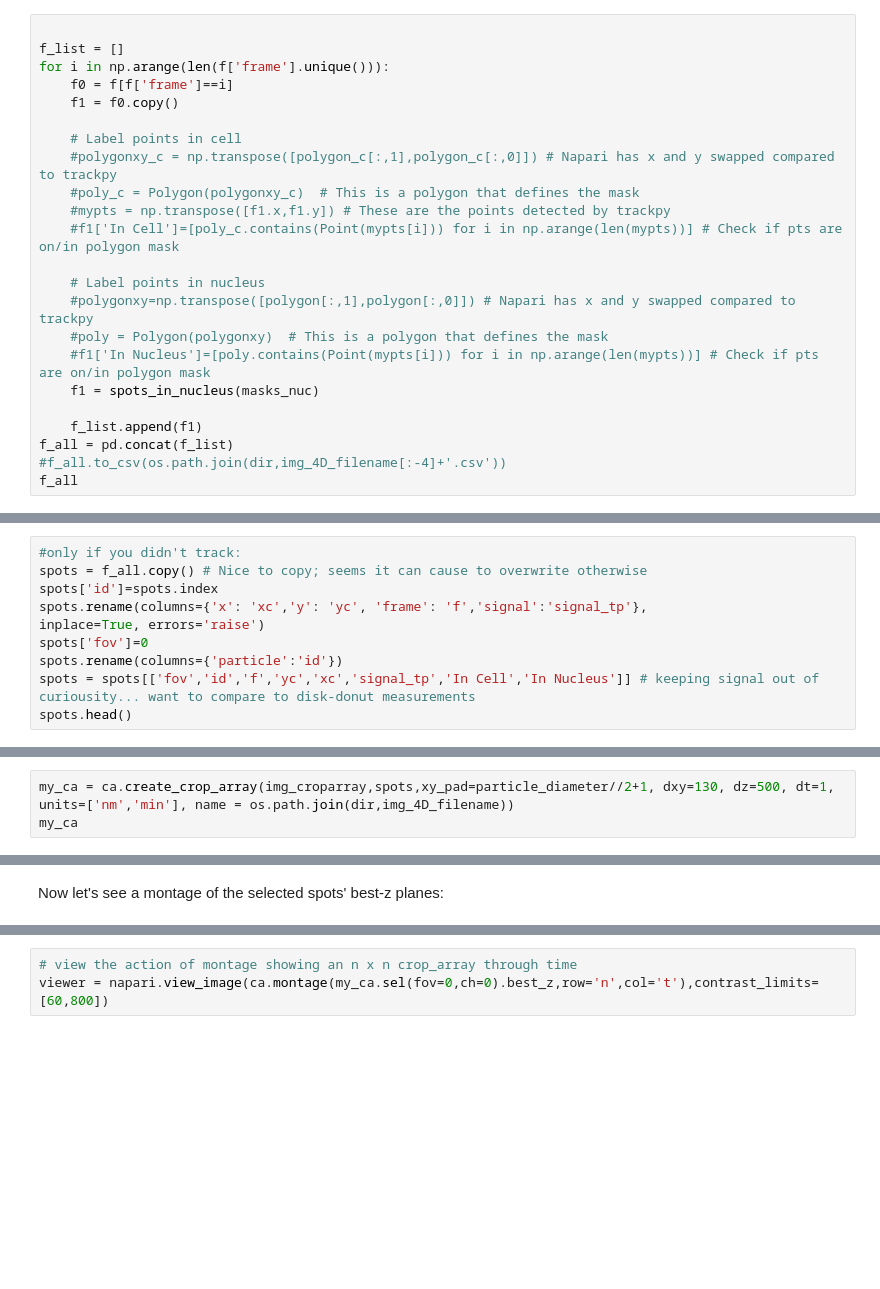
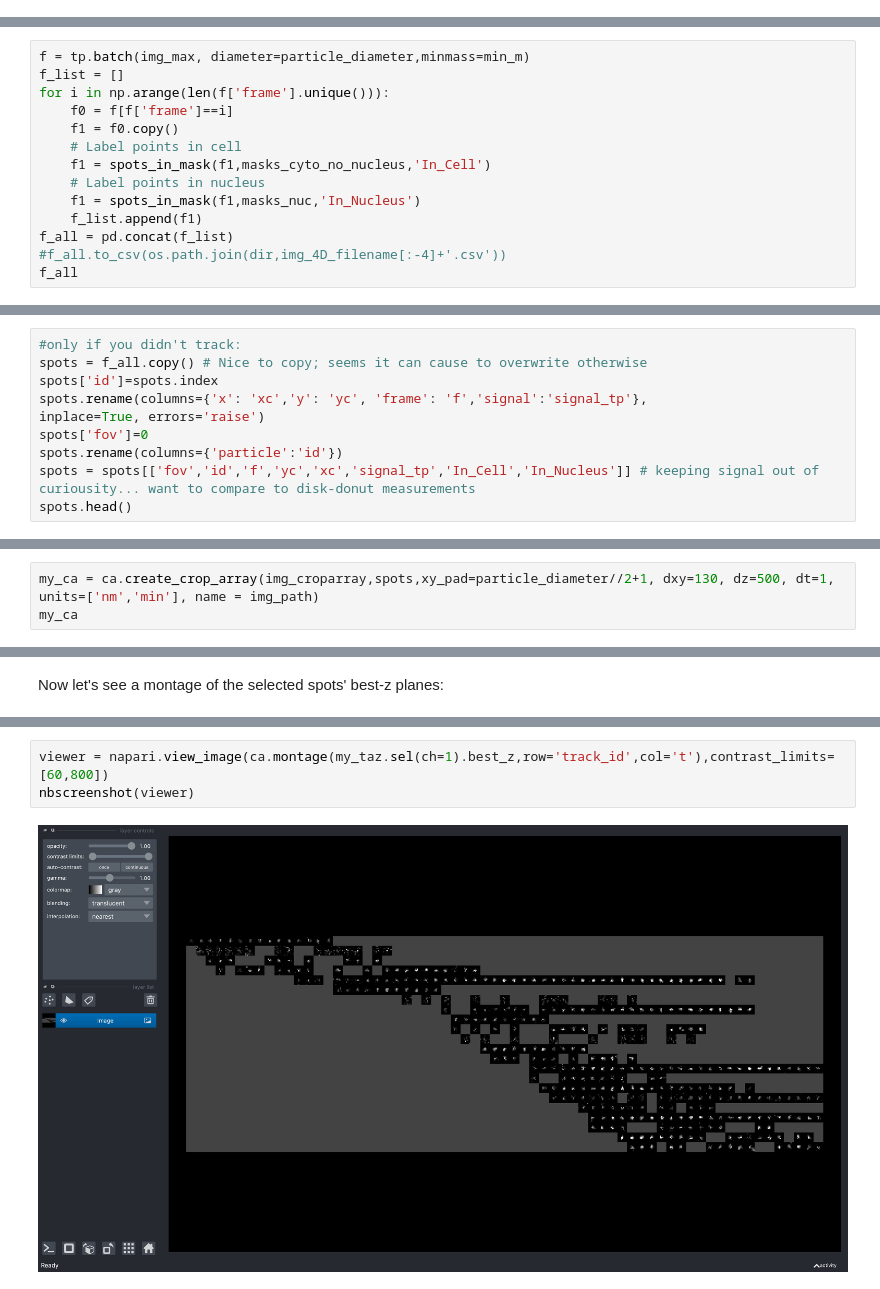
Before and after one commit to Colorado-State-University-Stasevich-Lab/croparray, a Jupyter notebook: notebooks/ToolDevelopment_Harringtonine_Morisaki_Luis.ipynb, the cells around one changed output, grey strips where cells are left out. Drawn from its saved outputs; the diff is of its cells as text; blank space fills up the shorter version.

Commit message:
cellpose_croparray

```diff
--- a/notebooks/ToolDevelopment_Harringtonine_Morisaki_Luis.ipynb
+++ b/notebooks/ToolDevelopment_Harringtonine_Morisaki_Luis.ipynb
@@ -278,23 +237,0 @@ OSError: [Errno 12] Cannot allocate memory
-# %%
-
-f_list = []
-for i in np.arange(len(f['frame'].unique())):
-    f0 = f[f['frame']==i]
-    f1 = f0.copy()
-
-    # Label points in cell
-    #polygonxy_c = np.transpose([polygon_c[:,1],polygon_c[:,0]]) # Napari has x and y swapped compared to trackpy
-    #poly_c = Polygon(polygonxy_c)  # This is a polygon that defines the mask
-    #mypts = np.transpose([f1.x,f1.y]) # These are the points detected by trackpy
-    #f1['In Cell']=[poly_c.contains(Point(mypts[i])) for i in np.arange(len(mypts))] # Check if pts are on/in polygon mask
-
-    # Label points in nucleus
-    #polygonxy=np.transpose([polygon[:,1],polygon[:,0]]) # Napari has x and y swapped compared to trackpy
-    #poly = Polygon(polygonxy)  # This is a polygon that defines the mask
-    #f1['In Nucleus']=[poly.contains(Point(mypts[i])) for i in np.arange(len(mypts))] # Check if pts are on/in polygon mask
-    f1 = spots_in_nucleus(masks_nuc)
-
-    f_list.append(f1)
-f_all = pd.concat(f_list)
-#f_all.to_csv(os.path.join(dir,img_4D_filename[:-4]+'.csv'))
-f_all
@@ -302,0 +238,14 @@ OSError: [Errno 12] Cannot allocate memory
+# %%
+f = tp.batch(img_max, diameter=particle_diameter,minmass=min_m)
+f_list = []
+for i in np.arange(len(f['frame'].unique())):
+    f0 = f[f['frame']==i]
+    f1 = f0.copy()
+    # Label points in cell
+    f1 = spots_in_mask(f1,masks_cyto_no_nucleus,'In_Cell')
+    # Label points in nucleus
+    f1 = spots_in_mask(f1,masks_nuc,'In_Nucleus')
+    f_list.append(f1)
+f_all = pd.concat(f_list)
+#f_all.to_csv(os.path.join(dir,img_4D_filename[:-4]+'.csv'))
+f_all
@@ -310,5 +274,5 @@ spots.rename(columns={'x': 'xc','y': 'yc', 'frame': 'f','signal':'signal_tp'},
 inplace=True, errors='raise')
 spots['fov']=0
 spots.rename(columns={'particle':'id'})
-spots = spots[['fov','id','f','yc','xc','signal_tp','In Cell','In Nucleus']] # keeping signal out of curiousity... want to compare to disk-donut measurements
+spots = spots[['fov','id','f','yc','xc','signal_tp','In_Cell','In_Nucleus']] # keeping signal out of curiousity... want to compare to disk-donut measurements
 spots.head()
@@ -318,5 +289,5 @@ ____
 # %% [markdown]
 Create a crop array from 4D movie
 # %%
-my_ca = ca.create_crop_array(img_croparray,spots,xy_pad=particle_diameter//2+1, dxy=130, dz=500, dt=1, units=['nm','min'], name = os.path.join(dir,img_4D_filename))
+my_ca = ca.create_crop_array(img_croparray,spots,xy_pad=particle_diameter//2+1, dxy=130, dz=500, dt=1, units=['nm','min'], name = img_path)
 my_ca
@@ -366,3 +379,5 @@ Now let's see a montage of the selected spots' best-z planes:
 # %%
-# view the action of montage showing an n x n crop_array through time
-viewer = napari.view_image(ca.montage(my_ca.sel(fov=0,ch=0).best_z,row='n',col='t'),contrast_limits=[60,800])
+viewer = napari.view_image(ca.montage(my_taz.sel(ch=1).best_z,row='track_id',col='t'),contrast_limits=[60,800])
+nbscreenshot(viewer)
+# %% [output]
+[figure, added]
```
Also changed, not shown: parts of 43 cells of this notebook.
